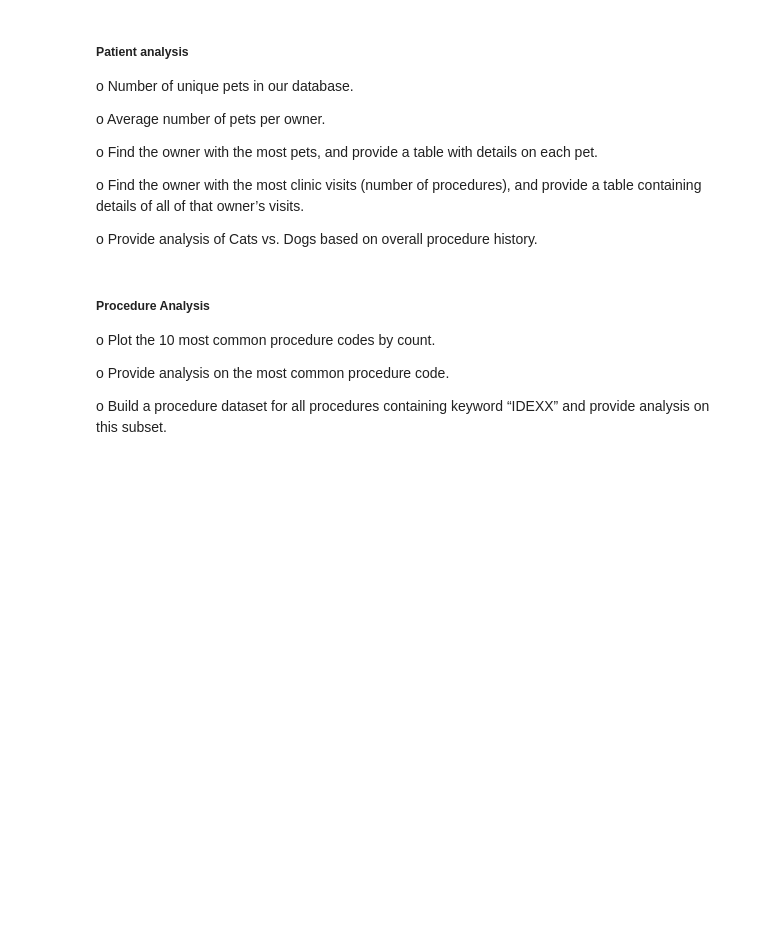
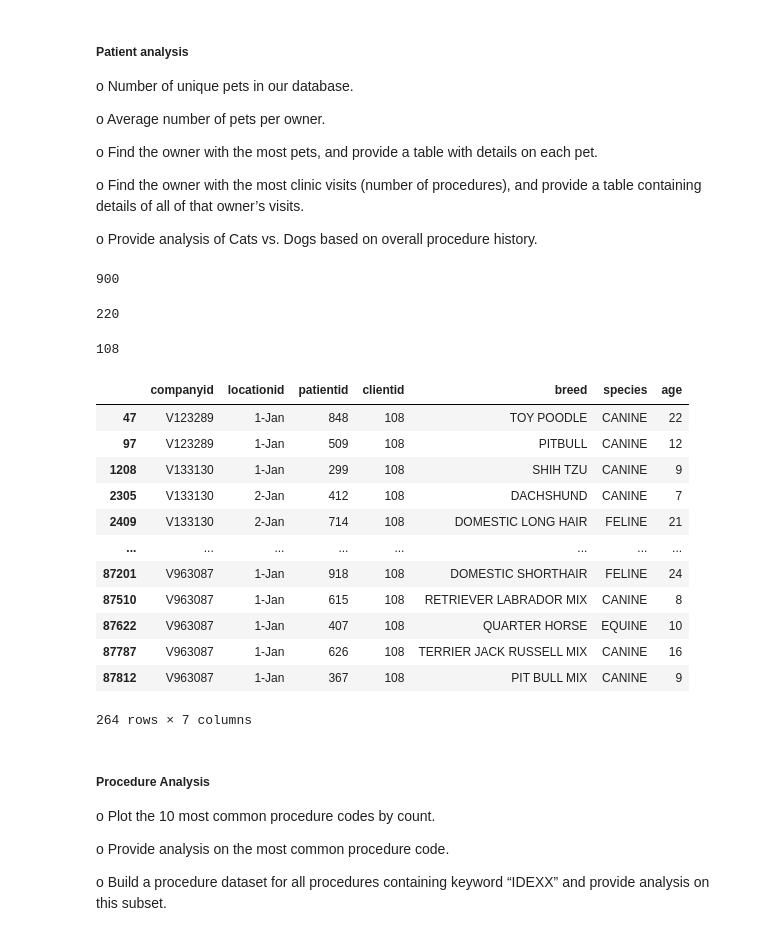
Before and after one commit to docmhvr/Veterinary_Data_Analysis, a Jupyter notebook: test.ipynb, the cells around one changed output. Drawn from its saved outputs; the diff is of its cells as text; code cells hidden in the pictures; blank space fills up the shorter version.

```diff
--- a/test.ipynb
+++ b/test.ipynb
@@ -182,3 +182,33 @@ o Find the owner with the most clinic visits (number of procedures), and provide
 containing details of all of that owner’s visits.
 
 o Provide analysis of Cats vs. Dogs based on overall procedure history.
+# %%
+unique_pets = pets['patientid'].nunique()
+print(unique_pets)
+# %% [output]
+900
+# %%
+avg_pets_per_owner = pets.groupby('clientid').size().mean()
+print(int(avg_pets_per_owner))
+# %% [output]
+220
+# %%
+owner_most_pets = pets.groupby('clientid').size().idxmax()
+owner_most_pets_details = pets[pets['clientid'] == owner_most_pets]
+print(owner_most_pets)
+owner_most_pets_details
+# %% [output]
+108
+|  | companyid | locationid | patientid | clientid | breed | species | age |
+| 47 | V123289 | 1-Jan | 848 | 108 | TOY POODLE | CANINE | 22 |
+| 97 | V123289 | 1-Jan | 509 | 108 | PITBULL | CANINE | 12 |
+| 1208 | V133130 | 1-Jan | 299 | 108 | SHIH TZU | CANINE | 9 |
+| 2305 | V133130 | 2-Jan | 412 | 108 | DACHSHUND | CANINE | 7 |
+| 2409 | V133130 | 2-Jan | 714 | 108 | DOMESTIC LONG HAIR | FELINE | 21 |
+| ... | ... | ... | ... | ... | ... | ... | ... |
+| 87201 | V963087 | 1-Jan | 918 | 108 | DOMESTIC SHORTHAIR | FELINE | 24 |
+| 87510 | V963087 | 1-Jan | 615 | 108 | RETRIEVER LABRADOR MIX | CANINE | 8 |
+| 87622 | V963087 | 1-Jan | 407 | 108 | QUARTER HORSE | EQUINE | 10 |
+| 87787 | V963087 | 1-Jan | 626 | 108 | TERRIER JACK RUSSELL MIX | CANINE | 16 |
+| 87812 | V963087 | 1-Jan | 367 | 108 | PIT BULL MIX | CANINE | 9 |
+264 rows × 7 columns
```
Also changed, not shown: parts of 6 cells of this notebook.
